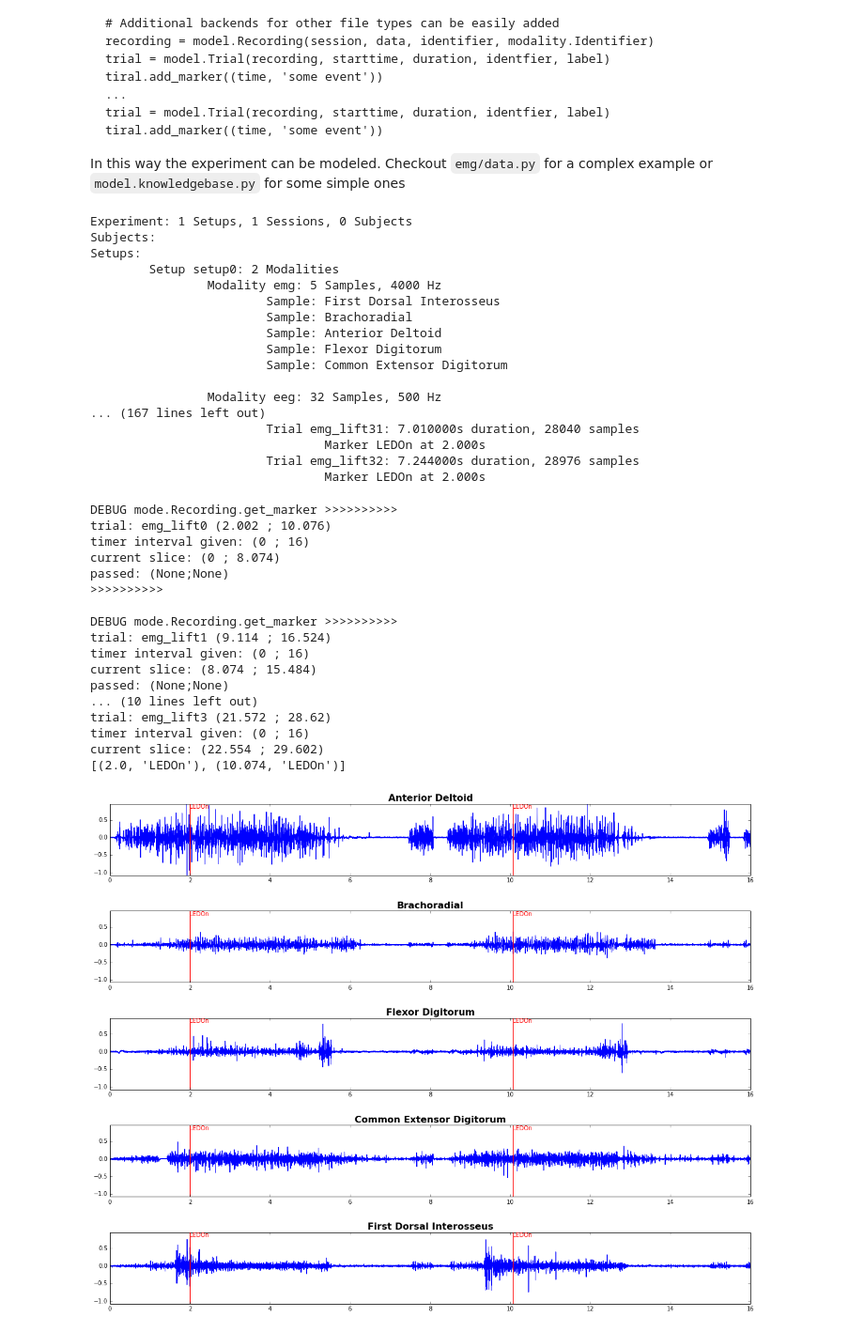
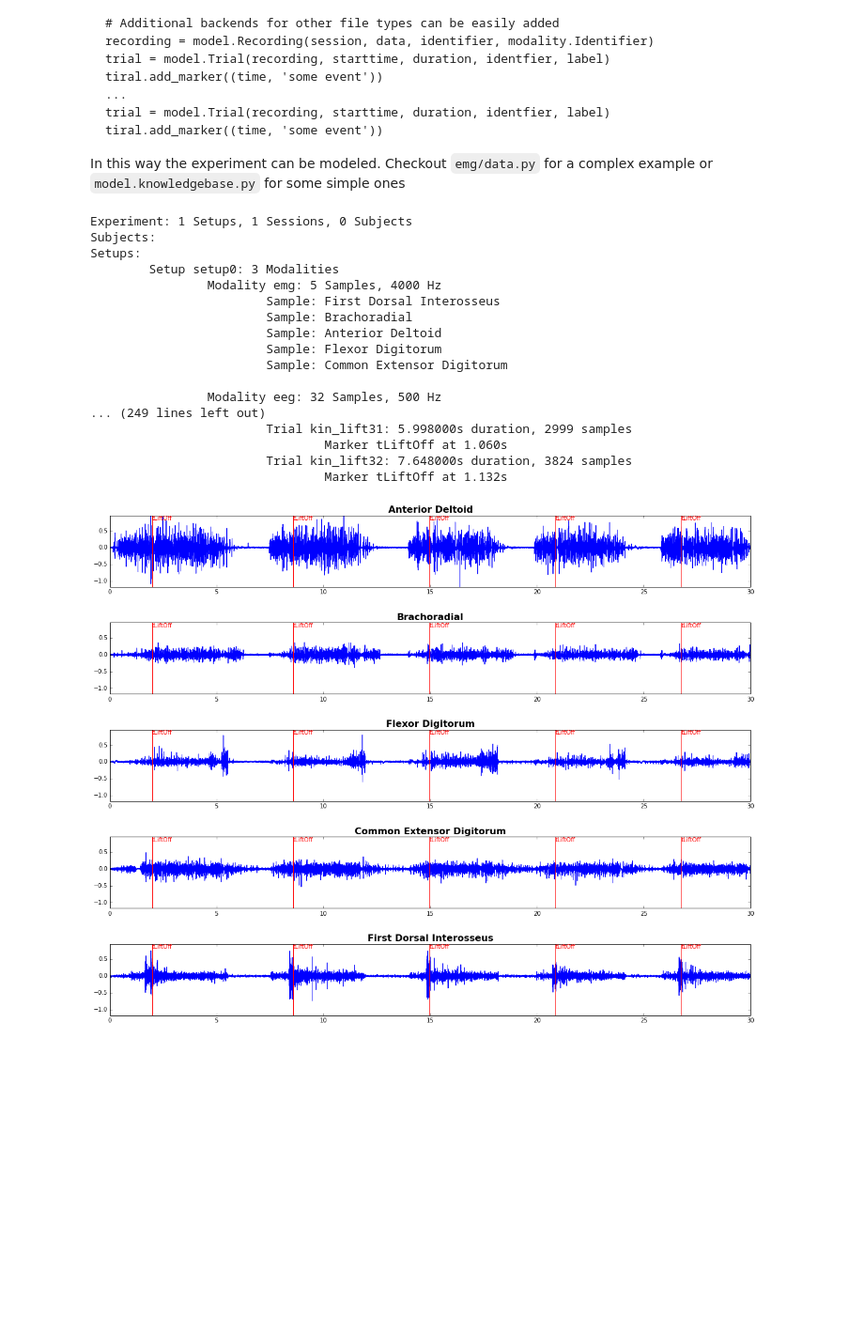
Before and after one commit to PaddyK/biosi, a Jupyter notebook: Example Notebook.ipynb, the cells around one changed output. Shown at 94% size. Saved outputs shown, nothing was run; the diff lists cells and outputs as text; code cells hidden in the pictures; blank space fills up the shorter version.

Commit message:
Example notebook added, debug message removed

````diff
--- a/Example Notebook.ipynb
+++ b/Example Notebook.ipynb
@@ -55,7 +56,7 @@ tiral.add_marker((time, 'some event'))
 ```
 In this way the experiment can be modeled. Checkout ``emg/data.py`` for a complex example or ``model.knowledgebase.py`` for some simple ones
 # %%
-markers = ['LEDOn']
+markers = ['tLiftOff']
 experiment = kb.create_emg_eeg_kb(meta=metadata, session=session_data, markers=markers)
 # %%
 print experiment.recursive_to_string()
@@ -63,7 +64,7 @@ print experiment.recursive_to_string()
 Experiment: 1 Setups, 1 Sessions, 0 Subjects
 Subjects:
 Setups:
-        Setup setup0: 2 Modalities
+        Setup setup0: 3 Modalities
                 Modality emg: 5 Samples, 4000 Hz
                         Sample: First Dorsal Interosseus
                         Sample: Brachoradial
@@ -72,34 +73,17 @@ Setups:
                         Sample: Common Extensor Digitorum
 
                 Modality eeg: 32 Samples, 500 Hz
-... (167 lines left out)
-                        Trial emg_lift31: 7.010000s duration, 28040 samples
-                                Marker LEDOn at 2.000s
-                        Trial emg_lift32: 7.244000s duration, 28976 samples
-                                Marker LEDOn at 2.000s
+... (249 lines left out)
+                        Trial kin_lift31: 5.998000s duration, 2999 samples
+                                Marker tLiftOff at 1.060s
+                        Trial kin_lift32: 7.648000s duration, 3824 samples
+                                Marker tLiftOff at 1.132s
 # %%
 start = 0
-stop = 16
+stop = 30
 display.visualize_modality(model=experiment, start=0, stop=stop, modality='emg')
 # %% [output]
-DEBUG mode.Recording.get_marker >>>>>>>>>>
-trial: emg_lift0 (2.002 ; 10.076)
-timer interval given: (0 ; 16)
-current slice: (0 ; 8.074)
-passed: (None;None)
->>>>>>>>>>
-
-DEBUG mode.Recording.get_marker >>>>>>>>>>
-trial: emg_lift1 (9.114 ; 16.524)
-timer interval given: (0 ; 16)
-current slice: (8.074 ; 15.484)
-passed: (None;None)
-... (10 lines left out)
-trial: emg_lift3 (21.572 ; 28.62)
-timer interval given: (0 ; 16)
-current slice: (22.554 ; 29.602)
-[(2.0, 'LEDOn'), (10.074, 'LEDOn')]
-[figure, old version]
+[figure, new version]
 # %%
 start = 0
 stop = 9
````
Also changed, not shown: parts of 13 cells of this notebook, 2 other files.
